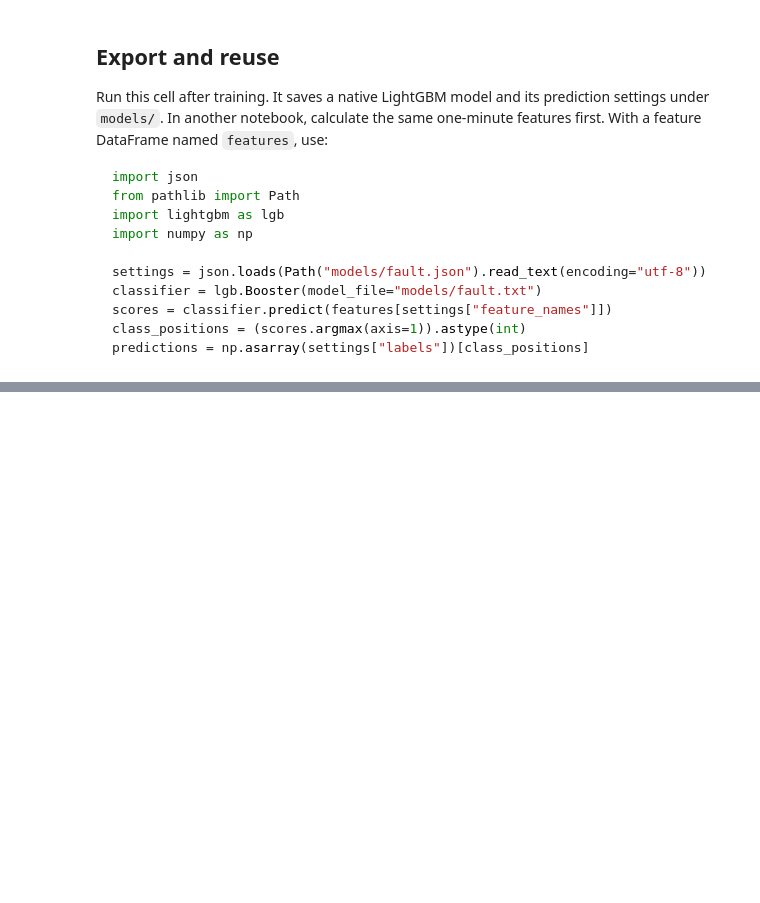
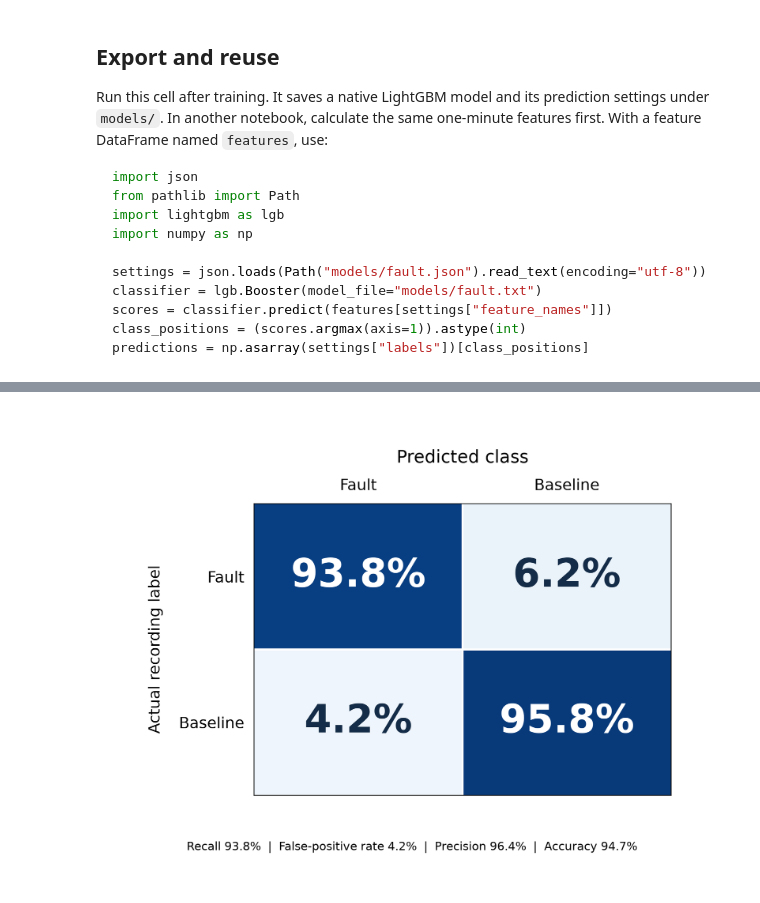
Before and after one commit to aliphys/hackJunction2026, a Jupyter notebook: lightgbm_fault_classifier.ipynb, the cells around one changed output, grey strips where cells are left out. Drawn from its saved outputs; the diff is of its cells as text; code cells hidden in the pictures; blank space fills up the shorter version.

```diff
--- a/lightgbm_fault_classifier.ipynb
+++ b/lightgbm_fault_classifier.ipynb
@@ -216,0 +277,58 @@ print(f"Saved {model_path} and {settings_path}. Held-out predictions match.")
+# %%
+from pathlib import Path
+import json
+import sys
+
+import matplotlib.pyplot as plt
+import numpy as np
+
+app = Path("uno_q_app/fridge-fault-detector/python").resolve()
+sys.path.insert(0, str(app))
+try:
+    from features import make_windows as edge_windows
+    from lgbm_lite import Booster as EdgeBooster
+finally:
+    sys.path.remove(str(app))
+
+config = json.loads((app / "models/demo_fault_10m.json").read_text())
+edge = EdgeBooster(app / "models/demo_fault_10m.txt")
+gate_counts = np.zeros((2, 2), dtype=int)
+for recording in sorted((app / "data").glob("*.csv.gz")):
+    minute, windows = edge_windows(recording, config["input_channels"], 10)
+    elapsed = ((windows.index - minute.index.min()).total_seconds() / 60).astype(int)
+    # Match the training script's test hours and select disjoint ten-minute windows.
+    held_out = windows.loc[((elapsed // 60) % 5 == 4) & (elapsed % 10 == 9)]
+    scores = edge.predict(held_out[config["feature_names"]].to_numpy())
+    actual_gate = int(recording.name.startswith("Fault"))
+    gate_counts[actual_gate] += np.bincount((scores.argmax(axis=1) != 0).astype(int), minlength=2)
+
+tn, fp, fn, tp = gate_counts.ravel()
+recall = tp / (tp + fn)
+fpr = fp / (fp + tn)
+precision = tp / (tp + fp) if tp + fp else float("nan")
+accuracy = (tp + tn) / gate_counts.sum()
+rates = gate_counts / gate_counts.sum(axis=1, keepdims=True)
+fig, ax = plt.subplots(figsize=(9, 6.8))
+fig.subplots_adjust(left=.25, right=.91, top=.80, bottom=.19)
+# Positive first, matching the reference layout.
+ax.imshow(rates[::-1, ::-1], vmin=0, vmax=1, cmap="Blues", aspect="auto")
+ax.set_xticks([0, 1], ["Fault", "Baseline"], fontsize=16)
+ax.set_yticks([0, 1], ["Fault", "Baseline"], fontsize=16)
+ax.xaxis.tick_top()
+ax.xaxis.set_label_position("top")
+ax.set_xlabel("Predicted class", fontsize=18, labelpad=16)
+ax.set_ylabel("Actual recording label", fontsize=16, labelpad=16)
+ax.tick_params(axis="x", length=0, pad=10)
+ax.tick_params(axis="y", length=0, pad=10)
+ax.axhline(.5, color="white", linewidth=2)
+ax.axvline(.5, color="white", linewidth=2)
+for (row, col), value in np.ndenumerate(rates[::-1, ::-1]):
+    ax.text(col, row, f"{value:.1%}", ha="center", va="center",
+            fontsize=40, fontweight="bold",
+            color="white" if value > .55 else "#142c47")
+fig.text(.5, .075, f"Recall {recall:.1%}  |  False-positive rate {fpr:.1%}  |  Precision {precision:.1%}  |  Accuracy {accuracy:.1%}",
+         fontsize=12, ha="center")
+fig.savefig("edge_gate_confusion_matrix.png", dpi=200)
+plt.show()
+# %% [output]
+[figure, added]
```
Also changed, not shown: parts of 6 cells of this notebook, 12 other files.
